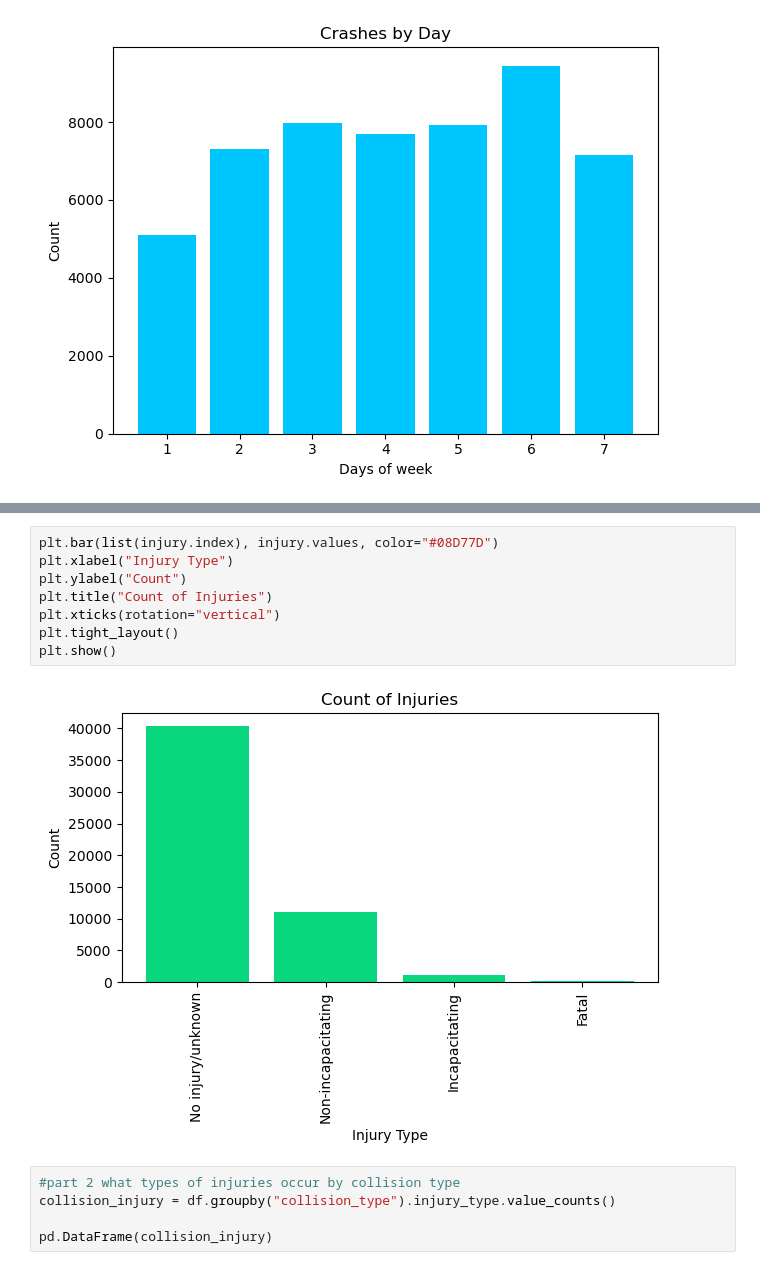
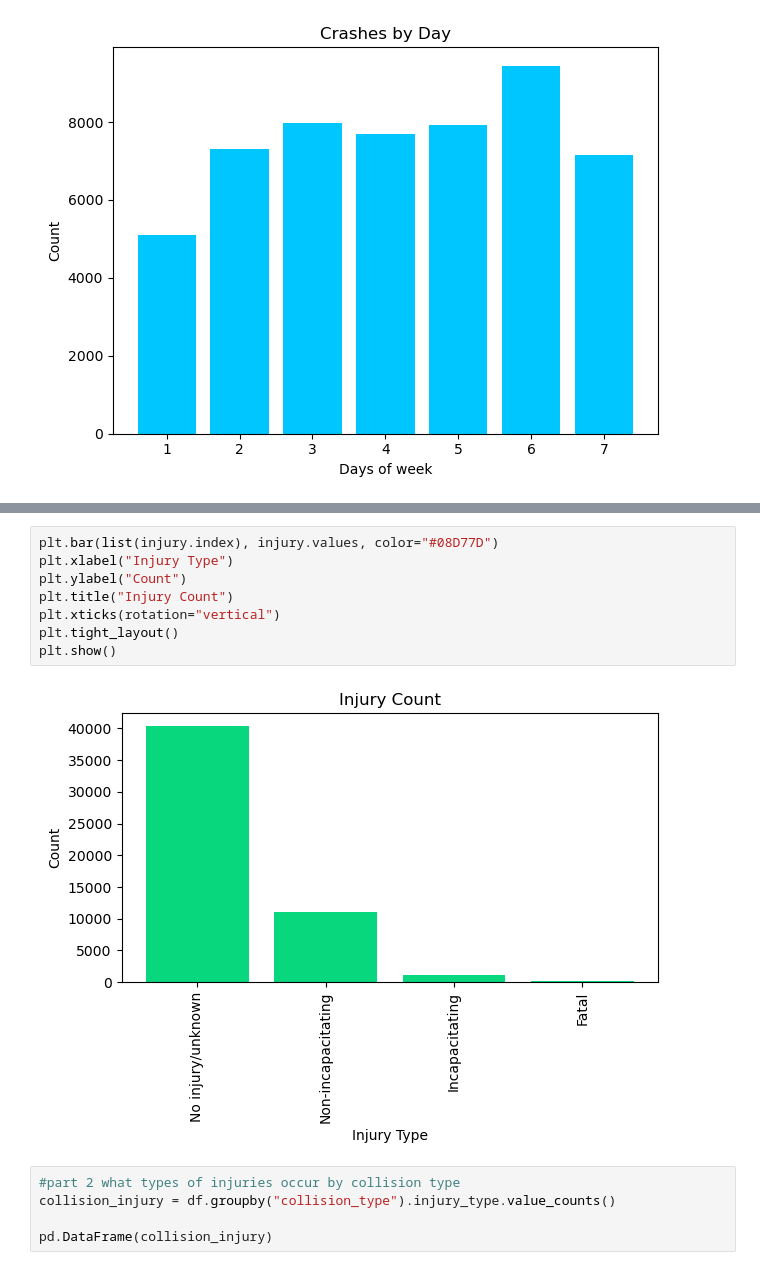
Before and after one commit to martabaker/ds-project-1-group-11, a Jupyter notebook: kenny_Q1/Kenny_work.ipynb, the cells around one changed output, grey strips where cells are left out. Cells and saved outputs as stored; diff of their text form.

Commit message:
Upload changes to chart title.

```diff
--- a/kenny_Q1/Cleaned Data.ipynb
+++ b/kenny_Q1/Kenny_work.ipynb
@@ -221,13 +266,13 @@ pd.DataFrame(summary)
 # %%
 plt.bar(list(injury.index), injury.values, color="#08D77D")
 plt.xlabel("Injury Type")
 plt.ylabel("Count")
-plt.title("Count of Injuries")
+plt.title("Injury Count")
 plt.xticks(rotation="vertical")
 plt.tight_layout()
 plt.show()
 # %% [output]
-[figure, old version]
+[figure, new version]
 # %%
 #part 2 what types of injuries occur by collision type
 collision_injury = df.groupby("collision_type").injury_type.value_counts()
```
Also changed, not shown: parts of 8 cells of this notebook.
